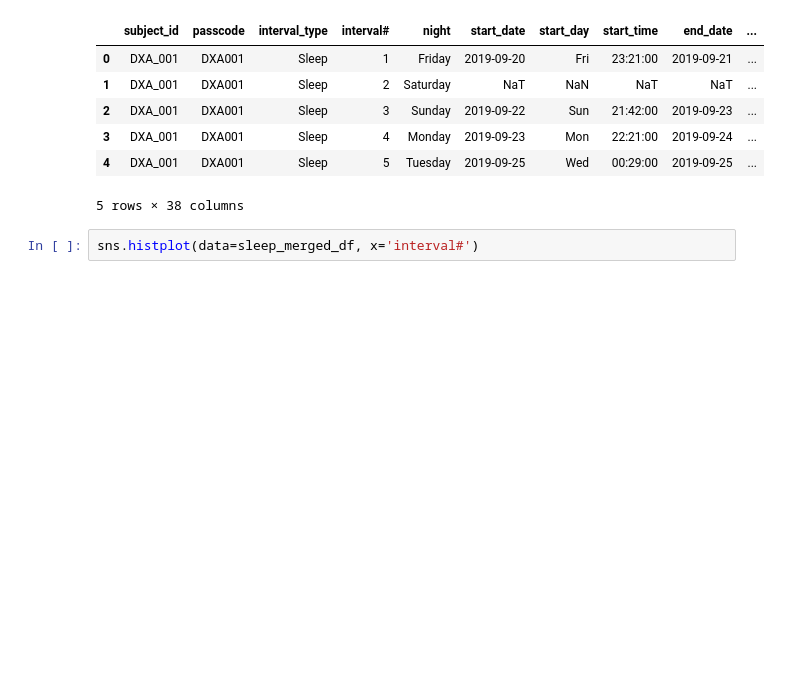
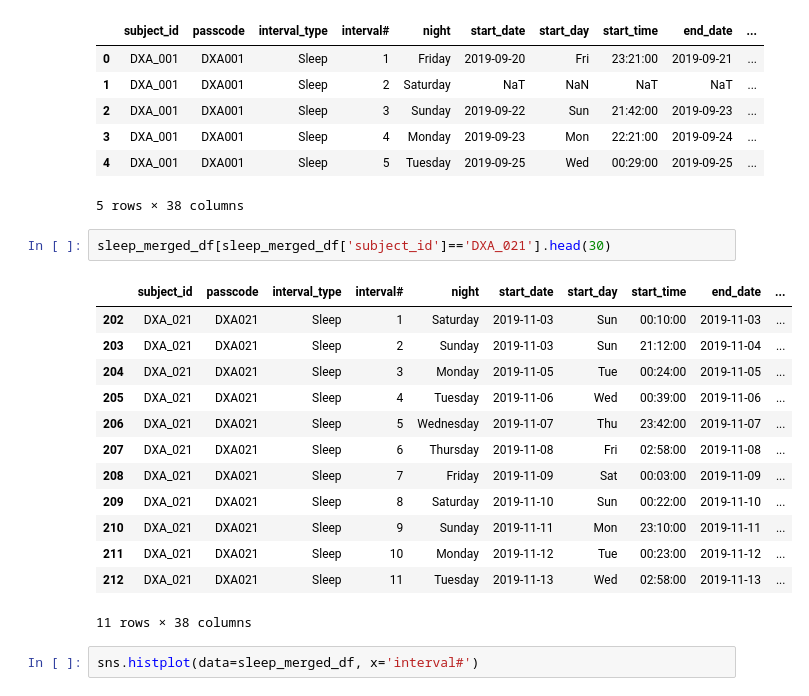
Before and after one commit to Tom-Gooding/Portfolio, a Jupyter notebook: Data_Projects/Rutgers Research/Rutgers_Sleep_Cannabis_Alcohol_study/RUscored_actigraphy_datasets_091026.ipynb, the cells around one changed output. Cells and saved outputs as stored; diff of their text form; blank space fills up the shorter version.

Commit message:
updated missing sleep data

```diff
--- a/Data_Projects/Rutgers Research/Rutgers_Sleep_Cannabis_Alcohol_study/RUscored_actigraphy_datasets_062226.ipynb
+++ b/Data_Projects/Rutgers Research/Rutgers_Sleep_Cannabis_Alcohol_study/RUscored_actigraphy_datasets_091026.ipynb
@@ -336,6 +370,22 @@ sleep_merged_df.head()
 | 3 | DXA_001 | DXA001 | Sleep | 4 | Monday | 2019-09-23 | Mon | 22:21:00 | 2019-09-24 | ... |
 | 4 | DXA_001 | DXA001 | Sleep | 5 | Tuesday | 2019-09-25 | Wed | 00:29:00 | 2019-09-25 | ... |
 5 rows × 38 columns
+# %%
+sleep_merged_df[sleep_merged_df['subject_id']=='DXA_021'].head(30)
+# %% [output]
+|  | subject_id | passcode | interval_type | interval# | night | start_date | start_day | start_time | end_date | ... |
+| 202 | DXA_021 | DXA021 | Sleep | 1 | Saturday | 2019-11-03 | Sun | 00:10:00 | 2019-11-03 | ... |
+| 203 | DXA_021 | DXA021 | Sleep | 2 | Sunday | 2019-11-03 | Sun | 21:12:00 | 2019-11-04 | ... |
+| 204 | DXA_021 | DXA021 | Sleep | 3 | Monday | 2019-11-05 | Tue | 00:24:00 | 2019-11-05 | ... |
+| 205 | DXA_021 | DXA021 | Sleep | 4 | Tuesday | 2019-11-06 | Wed | 00:39:00 | 2019-11-06 | ... |
+| 206 | DXA_021 | DXA021 | Sleep | 5 | Wednesday | 2019-11-07 | Thu | 23:42:00 | 2019-11-07 | ... |
+| 207 | DXA_021 | DXA021 | Sleep | 6 | Thursday | 2019-11-08 | Fri | 02:58:00 | 2019-11-08 | ... |
+| 208 | DXA_021 | DXA021 | Sleep | 7 | Friday | 2019-11-09 | Sat | 00:03:00 | 2019-11-09 | ... |
+| 209 | DXA_021 | DXA021 | Sleep | 8 | Saturday | 2019-11-10 | Sun | 00:22:00 | 2019-11-10 | ... |
+| 210 | DXA_021 | DXA021 | Sleep | 9 | Sunday | 2019-11-11 | Mon | 23:10:00 | 2019-11-11 | ... |
+| 211 | DXA_021 | DXA021 | Sleep | 10 | Monday | 2019-11-12 | Tue | 00:23:00 | 2019-11-12 | ... |
+| 212 | DXA_021 | DXA021 | Sleep | 11 | Tuesday | 2019-11-13 | Wed | 02:58:00 | 2019-11-13 | ... |
+11 rows × 38 columns
 # %%
 sns.histplot(data=sleep_merged_df, x='interval#')
 # %% [output]
```
Also changed, not shown: parts of 3 cells of this notebook, 8 other files.
